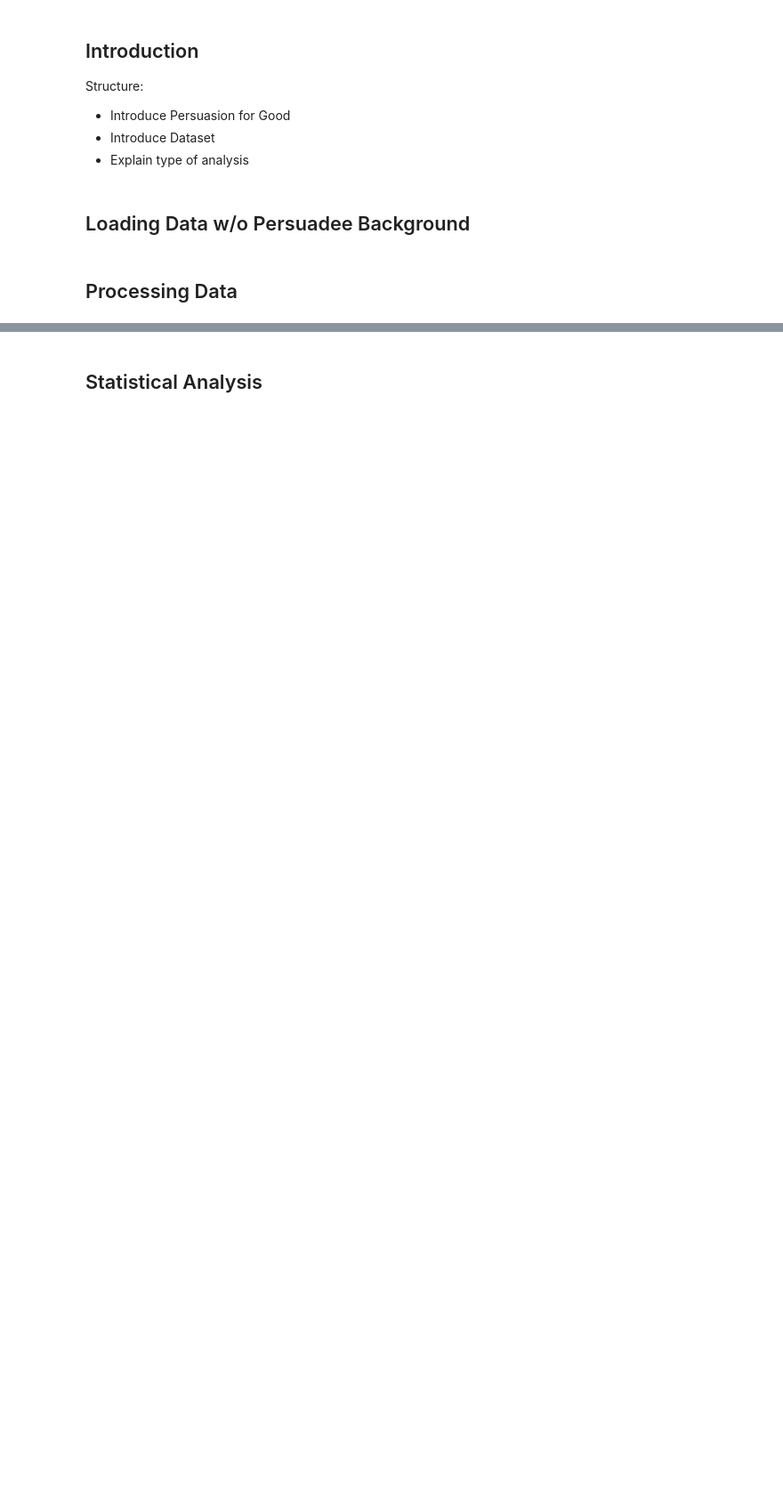
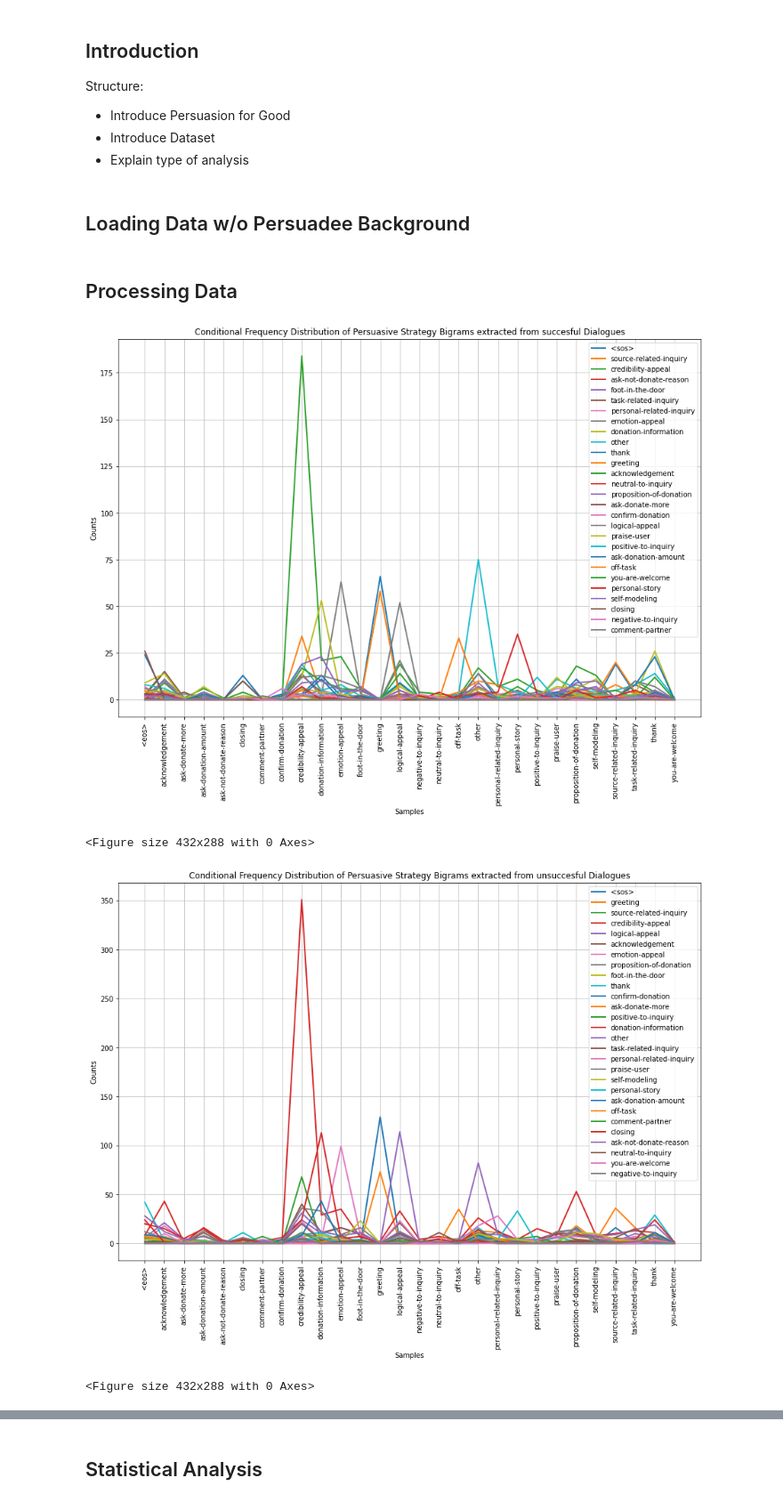
Before and after one commit to juradodiego/modeling_persuasion, a Jupyter notebook: persuasionforgood/notebook/persuasion_analysis.ipynb, the cells around one changed output, grey strips where cells are left out. Shown at 89% size. Cells and saved outputs as stored; diff of their text form; code cells hidden in the pictures; blank space fills up the shorter version.

```diff
--- a/persuasionforgood/notebook/persuasion_analysis.ipynb
+++ b/persuasionforgood/notebook/persuasion_analysis.ipynb
@@ -67,6 +67,7 @@ for pos, row in enumerate(ps_df.itertuples()):
 
         if previous != current:
 
+            s_list.append('<eos>')
             # swapping memory spots for s_list
             s = s_list
             s_list = []
@@ -84,11 +85,14 @@ for pos, row in enumerate(ps_df.itertuples()):
 
     # strategy list add
     if current == row[1]:
+        if not s_list:
+            s_list.append('<sos>')
         s_list.append(row[2])
 
     # if it is the end
     if pos == (len(ps_df)-1):
 
+        s_list.append('<eos>')
         # swapping memory spots for s_list
         s = s_list
         s_list = []
@@ -127,0 +153,5 @@ data = [Merge(id_and_ps[pos], id_and_donation[pos])
+# %%
+# converting dataframes into corpora for NLTK manipulation
+
+pos_corpus = [row[2] for row in pos_df.itertuples()]
+neg_corpus = [row[2] for row in neg_df.itertuples()]
@@ -127,0 +166,7 @@ data = [Merge(id_and_ps[pos], id_and_donation[pos])
+# %%
+def gen_bigrams_list(corpus):
+    bigrams_list = []
+    for sent in corpus:
+        bigrams_list += list(nltk.bigrams(sent))
+
+    return bigrams_list
@@ -127,0 +196,25 @@ data = [Merge(id_and_ps[pos], id_and_donation[pos])
+# %%
+def plot_cfd(cfd, title):
+    plt.ion()
+
+    plt.figure(figsize=(15,10))
+    ax = plt.axes()
+    cfd.plot(title=title)
+
+    ax.spines['right'].set_visible(False)
+    ax.spines['top'].set_visible(False)
+
+    plt.draw()
+# %%
+pos_bigrams = gen_bigrams_list(pos_corpus)
+cfd_pos_bi = nltk.ConditionalFreqDist(pos_bigrams)
+plot_cfd(cfd_pos_bi, "Conditional Frequency Distribution of Persuasive Strategy Bigrams extracted from succesful Dialogues")
+
+neg_bigrams = gen_bigrams_list(neg_corpus)
+cfd_neg_bi = nltk.ConditionalFreqDist(neg_bigrams)
+plot_cfd(cfd_neg_bi, "Conditional Frequency Distribution of Persuasive Strategy Bigrams extracted from unsuccesful Dialogues")
+# %% [output]
+[figure, added]
+<Figure size 432x288 with 0 Axes>
+[figure, added]
+<Figure size 432x288 with 0 Axes>
```
Also changed, not shown: parts of 11 cells of this notebook.
